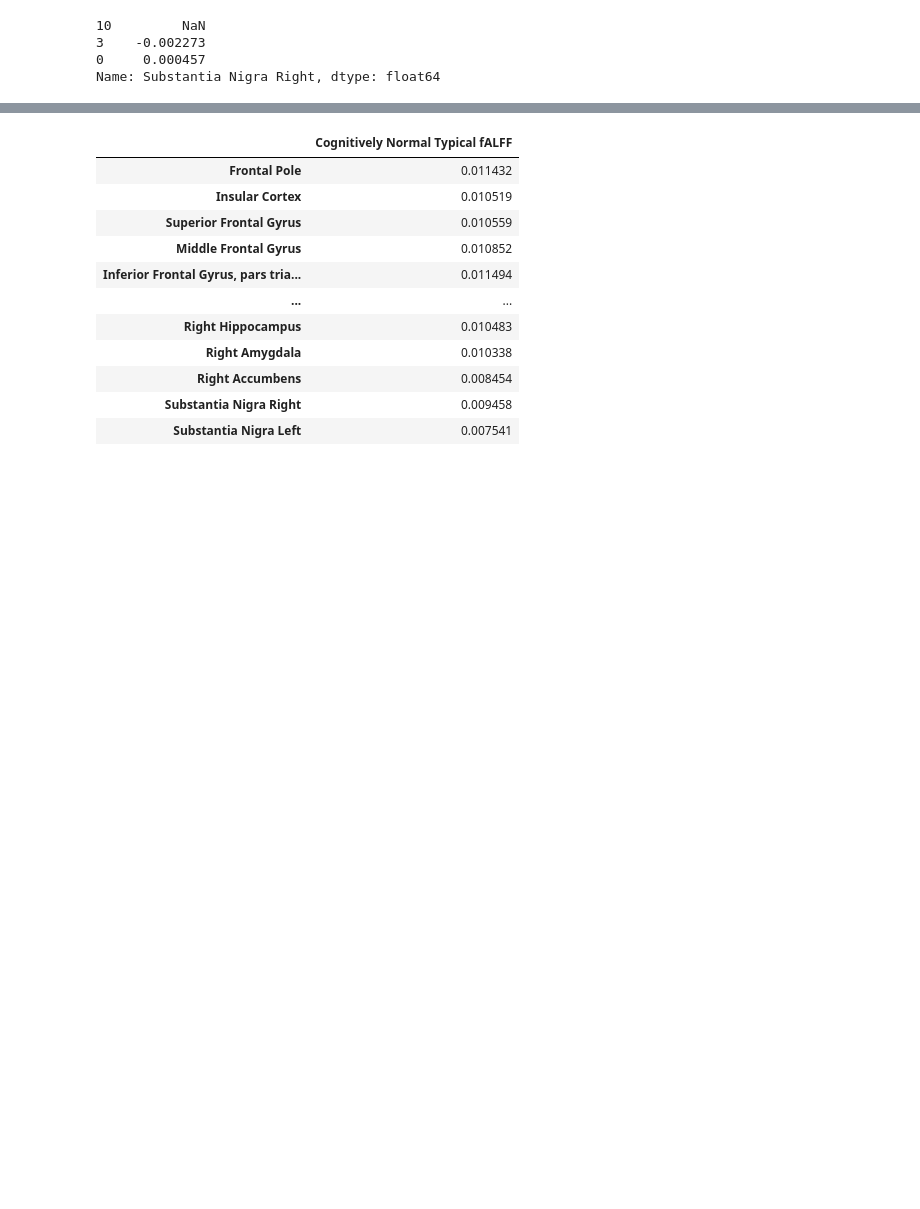
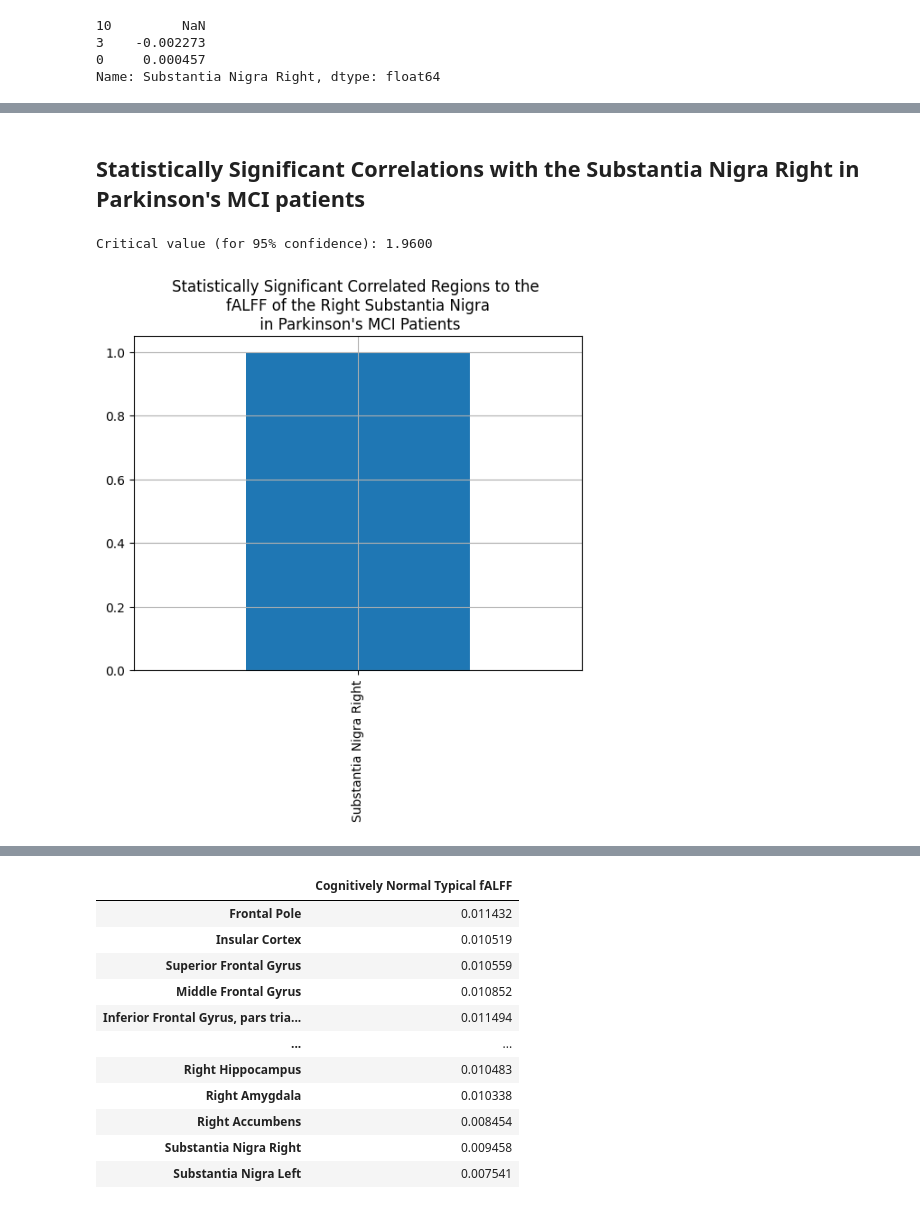
Before and after one commit to efwoods/Parkinsons_Disease_Study, a Jupyter notebook: notebooks/cluster_analysis.ipynb, the cells around one changed output, grey strips where cells are left out. Cells and saved outputs as stored; diff of their text form; code cells hidden in the pictures; blank space fills up the shorter version.

```diff
--- a/notebooks/cluster_analysis.ipynb
+++ b/notebooks/cluster_analysis.ipynb
@@ -1377,0 +1409,2 @@ Name: Substantia Nigra Right, dtype: float64
+# %%
+MCI_df = fALFF_df_imputed_clustered[fALFF_df_imputed_clustered["cluster"] == 0].copy()
@@ -1377,0 +1518,35 @@ Name: Substantia Nigra Right, dtype: float64
+# %% [markdown]
+## Statistically Significant Correlations with the Substantia Nigra Right in Parkinson's MCI patients
+# %%
+MCI_df.shape
+std = np.std(MCI_df.corr()["Substantia Nigra Right"].values)
+diff = MCI_df.corr()["Substantia Nigra Right"] - 1
+z_score_l = diff / std
+
+# Significance level (usually 0.05 for 95% confidence)
+alpha = 0.05
+
+# Calculate the critical value for a two-tailed test (for 95% confidence)
+critical_value = norm.ppf(1 - alpha / 2)
+critical_value
+
+# Print the critical value
+print(f"Critical value (for 95% confidence): {critical_value:.4f}")
+stat_sig_l_mci = []
+# Check if the Z-score is greater than the critical value
+for z_score in z_score_l:
+    if abs(z_score) > critical_value:
+        # print("The difference is statistically significant.")
+        stat_sig_l_mci.append(1)
+    else:
+        # print("The difference is not statistically significant.")
+        stat_sig_l_mci.append(0)
+region_list = MCI_df.columns.values
+stat_sig_l_mci_df = pd.DataFrame(stat_sig_l_mci, region_list, columns=["MCI SN Corr"])
+statistically_significant_regions_mci = stat_sig_l_mci_df[stat_sig_l_mci_df["MCI SN Corr"] == 0].index.values
+MCI_df.corr()["Substantia Nigra Right"][statistically_significant_regions_mci].plot(kind='bar')
+plt.title("Statistically Significant Correlated Regions to the \nfALFF of the Right Substantia Nigra\n in Parkinson's MCI Patients")
+plt.grid(True)
+# %% [output]
+Critical value (for 95% confidence): 1.9600
+[figure, added]
```
Also changed, not shown: parts of 35 cells of this notebook, 4 other files.
